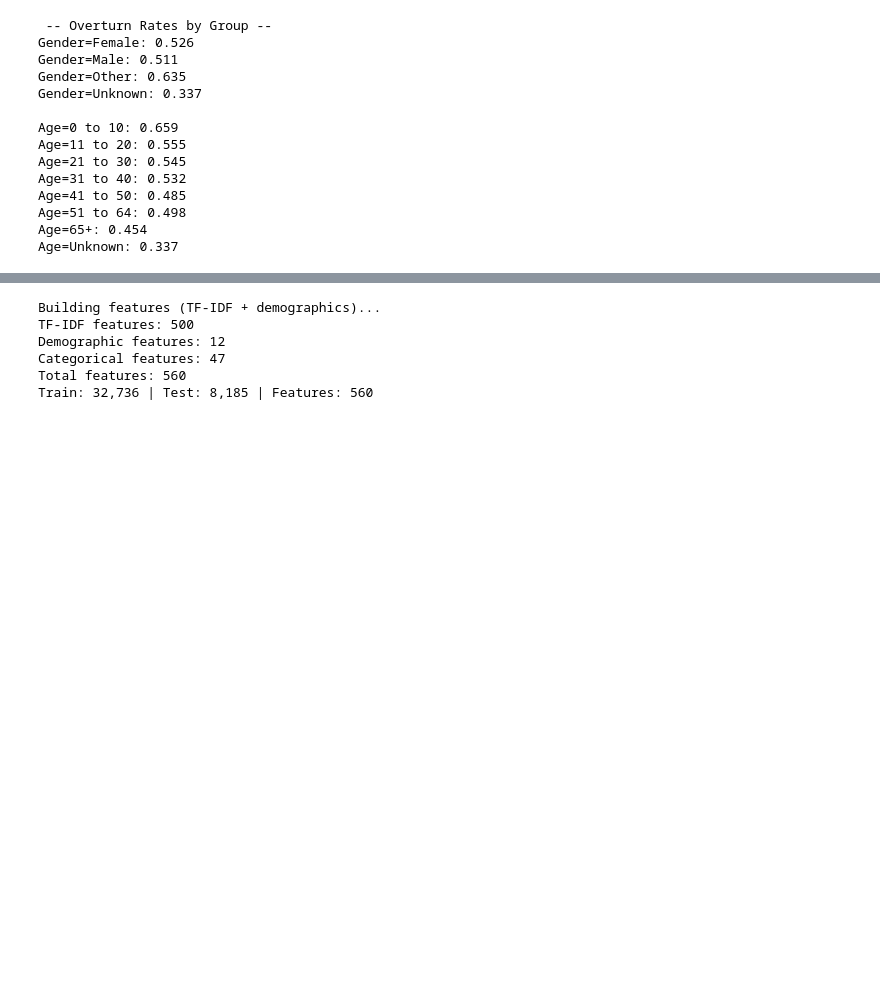
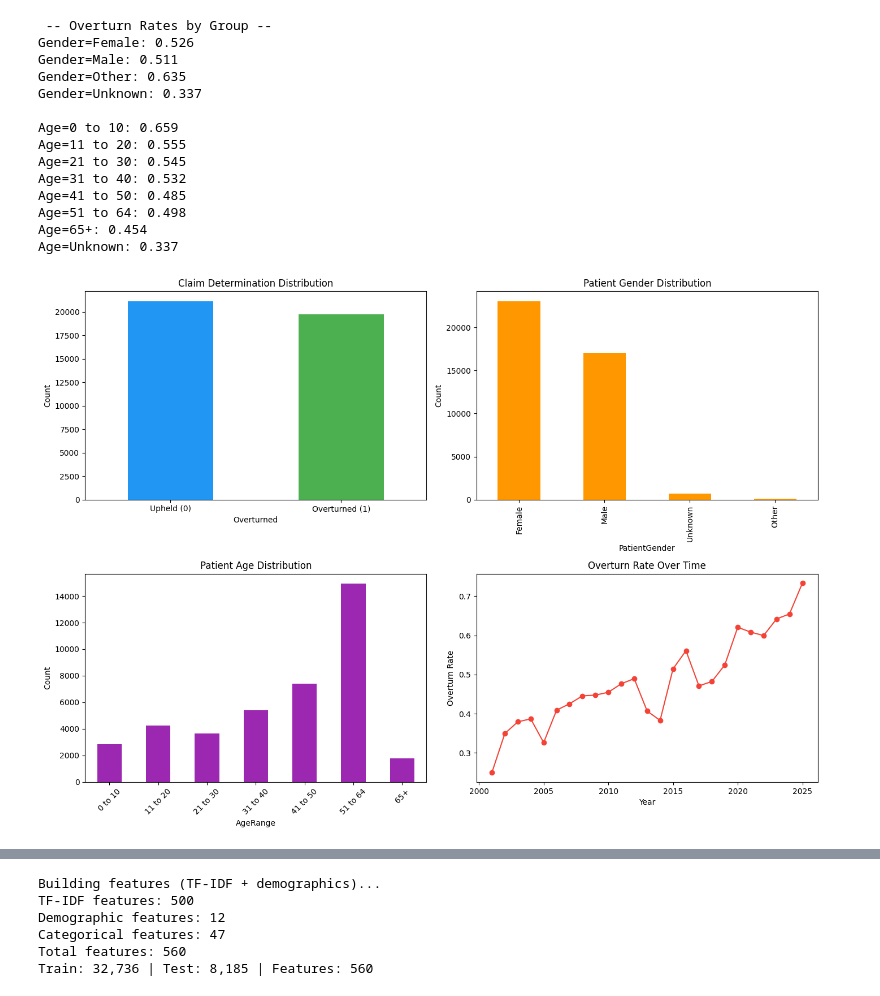
Before and after one commit to AnoshaRehan/insurance-bias-analysis, a Jupyter notebook: notebooks/bias_analysis.ipynb, the cells around one changed output, grey strips where cells are left out. Drawn from its saved outputs; the diff is of its cells as text; code cells hidden in the pictures; blank space fills up the shorter version.

Commit message:
Added eda plots and descriptions

```diff
--- a/notebooks/bias_analysis.ipynb
+++ b/notebooks/bias_analysis.ipynb
@@ -139,3 +139,42 @@ Age=41 to 50: 0.485
 Age=51 to 64: 0.498
 Age=65+: 0.454
 Age=Unknown: 0.337
+# %%
+# Distribution of target variable
+fig, axes = plt.subplots(2, 2, figsize=(14, 10))
+
+# Target distribution
+ax = axes[0, 0]
+df['Overturned'].value_counts().plot.bar(ax=ax, color=['#2196F3', '#4CAF50'])
+ax.set_title('Claim Determination Distribution')
+ax.set_xticklabels(['Upheld (0)', 'Overturned (1)'], rotation=0)
+ax.set_ylabel('Count')
+
+# Gender distribution
+ax = axes[0, 1]
+df['PatientGender'].value_counts().plot.bar(ax=ax, color='#FF9800')
+ax.set_title('Patient Gender Distribution')
+ax.set_ylabel('Count')
+
+# Age distribution
+ax = axes[1, 0]
+age_order = ['0 to 10', '11 to 20', '21 to 30', '31 to 40', '41 to 50', '51 to 64', '65+']
+age_counts = df['AgeRange'].value_counts().reindex(age_order, fill_value=0)
+age_counts.plot.bar(ax=ax, color='#9C27B0')
+ax.set_title('Patient Age Distribution')
+ax.set_ylabel('Count')
+ax.tick_params(axis='x', rotation=45)
+
+# Overturn rate by year
+ax = axes[1, 1]
+year_data = df.groupby('ReportYear')['Overturned'].mean()
+ax.plot(year_data.index, year_data.values, 'o-', color='#F44336')
+ax.set_title('Overturn Rate Over Time')
+ax.set_ylabel('Overturn Rate')
+ax.set_xlabel('Year')
+
+plt.tight_layout()
+plt.savefig(os.path.join(OUTPUT_DIR, "eda_distributions.png"), dpi=150, bbox_inches='tight')
+plt.show()
+# %% [output]
+[figure, added]
```
Also changed, not shown: parts of 5 cells of this notebook.
